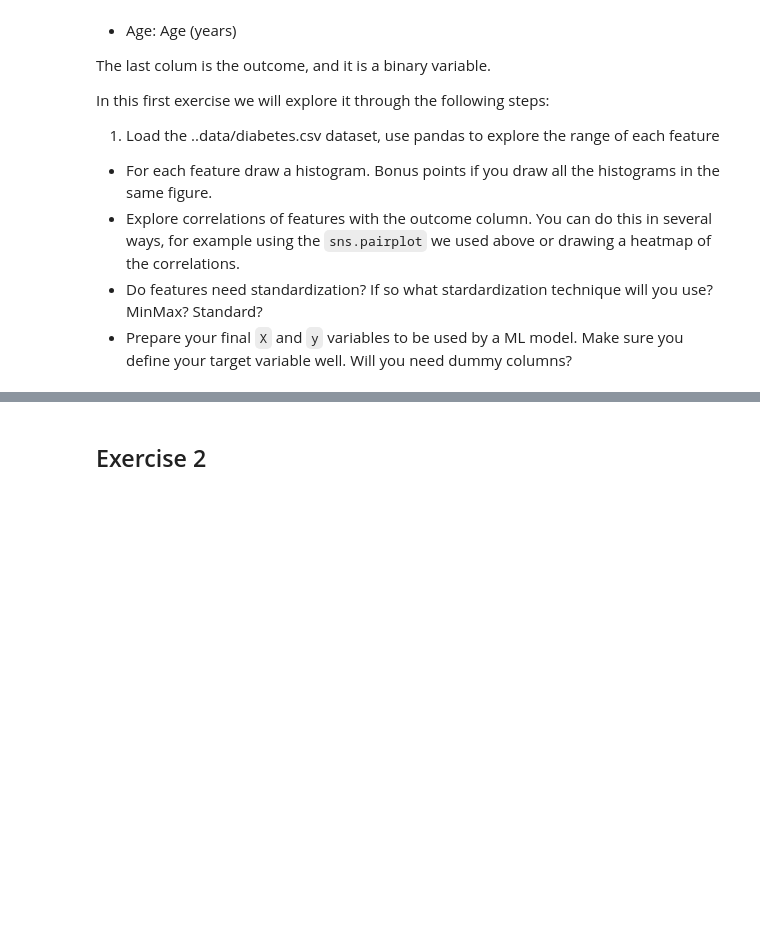
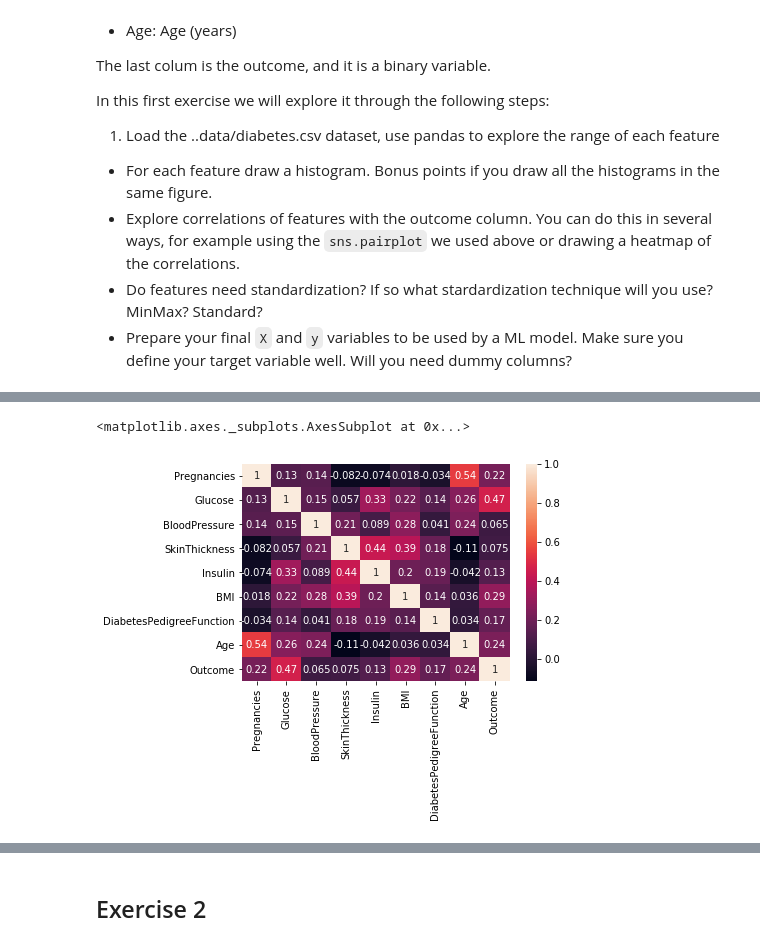
Before and after one commit to tetsu/zero-deep-learning, a Jupyter notebook: course/4 Deep Learning Intro.ipynb, the cells around one changed output, grey strips where cells are left out. Drawn from its saved outputs; the diff is of its cells as text; code cells hidden in the pictures; blank space fills up the shorter version.

```diff
--- a/course/4 Deep Learning Intro.ipynb
+++ b/course/4 Deep Learning Intro.ipynb
@@ -189,0 +277,5 @@ In this first exercise we will explore it through the following steps:
+# %%
+sns.heatmap(df1.corr(), annot=True)
+# %% [output]
+<matplotlib.axes._subplots.AxesSubplot at 0x...>
+[figure, added]
```
Also changed, not shown: parts of 36 cells of this notebook.
